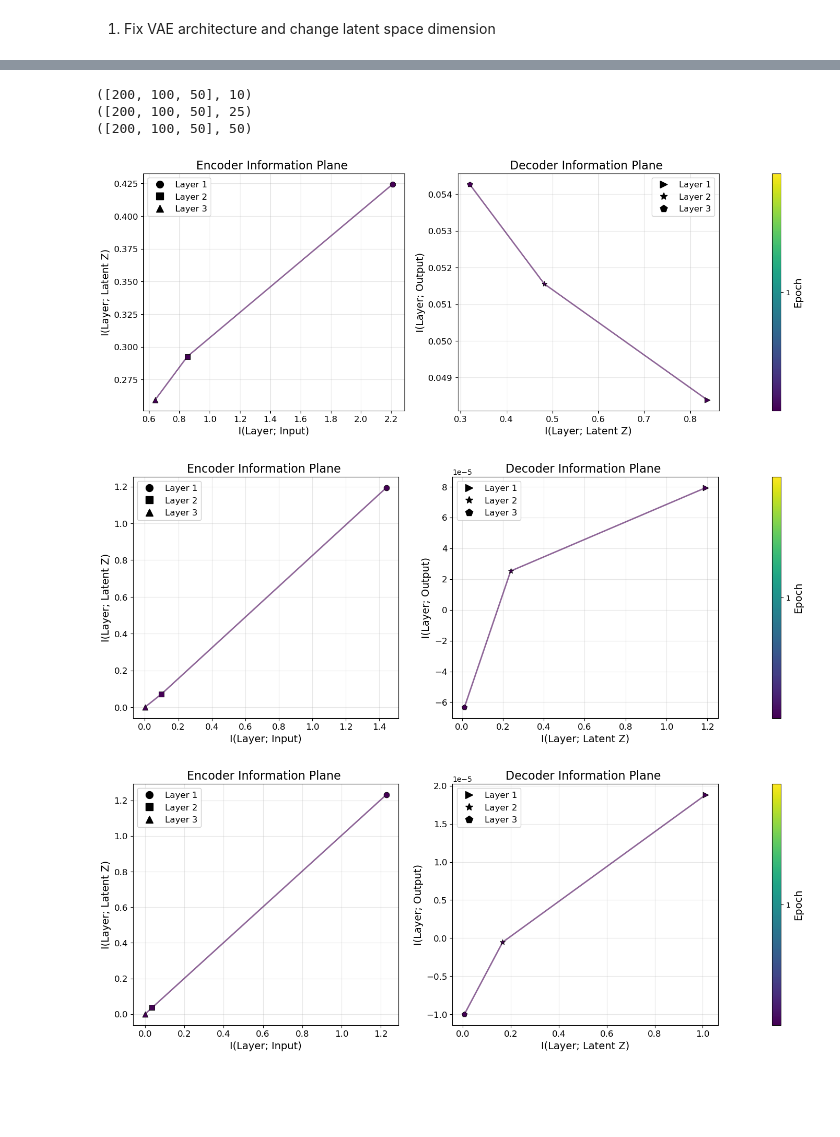
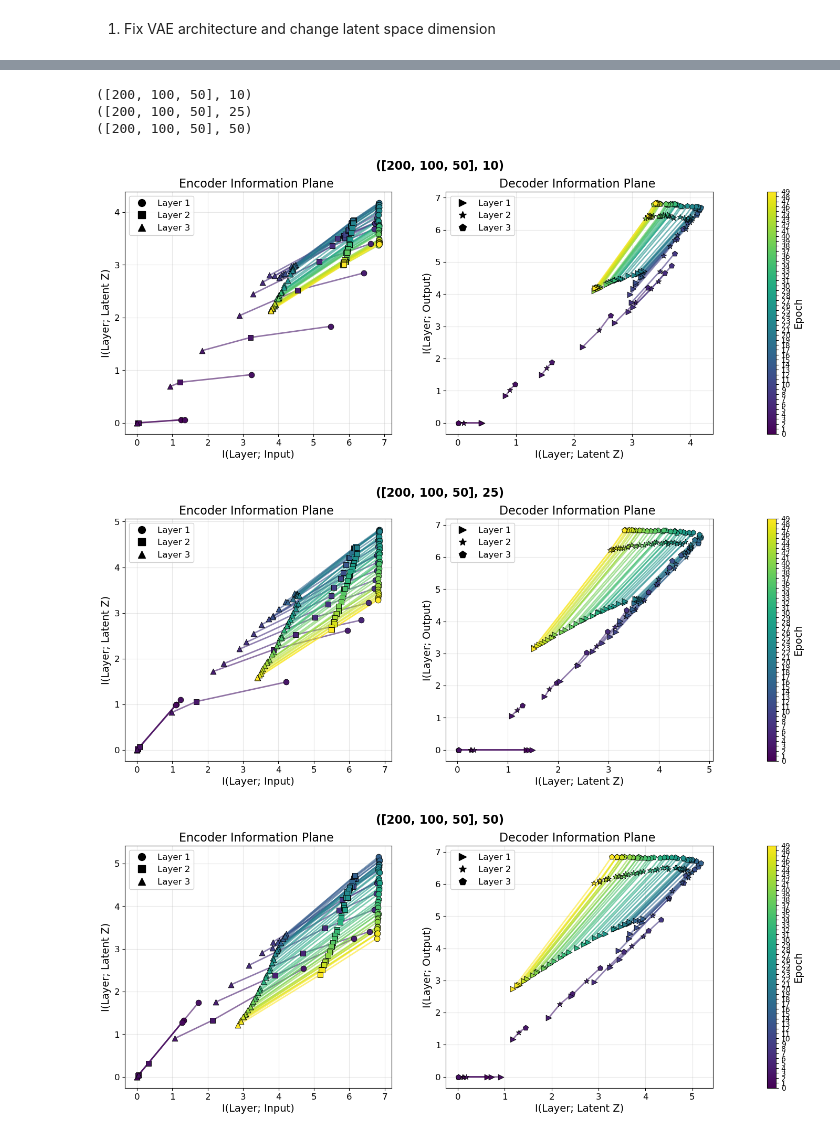
Before and after one commit to FrancescoLR02/InformationTheoryProject, a Jupyter notebook: main.ipynb, the cells around one changed output, grey strips where cells are left out. Saved outputs shown, nothing was run; the diff lists cells and outputs as text; code cells hidden in the pictures; blank space fills up the shorter version.

```diff
--- a/main.ipynb
+++ b/main.ipynb
@@ -753,5 +756,6 @@ def TrainDifferentArchitectures(hidden_dimensions, latent_dimensions, epochs, lr
 # %%
 hidden_dimensions = [[200, 100, 50]]
 latent_dimensions = [10, 25, 50]
-mi_histories = TrainDifferentArchitectures(hidden_dimensions, latent_dimensions, epochs=2, lr = 5e-4)
+epochs = 50
+#mi_histories = TrainDifferentArchitectures(hidden_dimensions, latent_dimensions, epochs=epochs, lr = 5e-4, file_name="Z:10_25_50")
 # %% [output]
@@ -774,12 +778,13 @@ EPOCH 1
 --------------------------------------------------
 # %%
+mi_histories = read_MI_hist("Z:10_25_50")
 for combination, mi_history in mi_histories.items():
     print(combination)
-    PlotInfoPlane(mi_history.encoder, mi_history.decoder, start_epoch=1, end_epoch=2, Step=1)
+    PlotInfoPlane(mi_history.encoder, mi_history.decoder, start_epoch=0, end_epoch=epochs, Step=1, suptitle=combination)
 # %% [output]
 ([200, 100, 50], 10)
 ([200, 100, 50], 25)
 ([200, 100, 50], 50)
-[figure, old version]
+[figure, new version]
-[figure, old version]
+[figure, new version]
-[figure, old version]
+[figure, new version]
```
Also changed, not shown: parts of 4 cells of this notebook, 3 other files.
